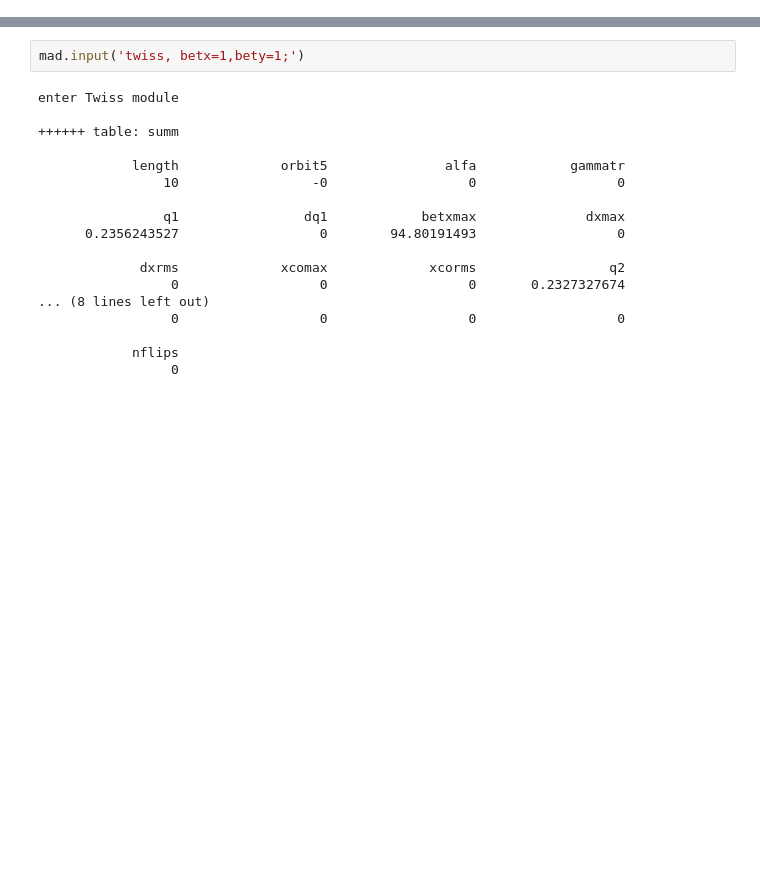
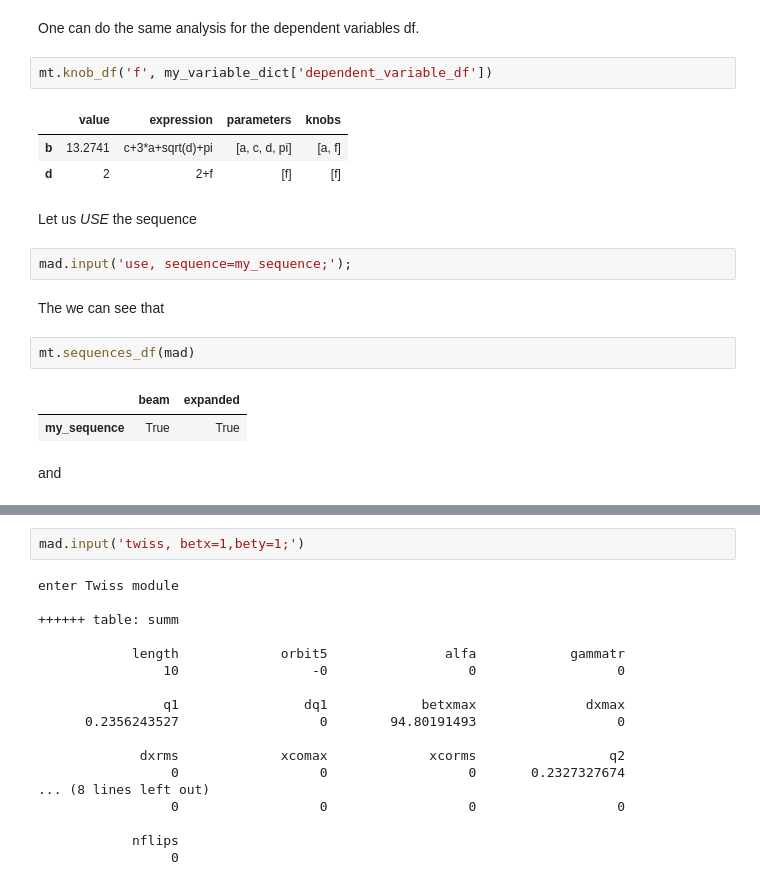
Before and after one commit to sterbini/madxp, a Jupyter notebook: examples/variablesExamples/variablesExamples.ipynb, the cells around one changed output, grey strips where cells are left out. Saved outputs shown, nothing was run; the diff lists cells and outputs as text; blank space fills up the shorter version.

```diff
--- a/examples/variablesExamples/variablesExamples.ipynb
+++ b/examples/variablesExamples/variablesExamples.ipynb
@@ -165,0 +201,21 @@ mt.beams_df(mad)
+# %% [markdown]
+One can do the same analysis for the dependent variables df.
+# %%
+mt.knob_df('f', my_variable_dict['dependent_variable_df'])
+# %% [output]
+|  | value | expression | parameters | knobs |
+| b | 13.2741 | c+3*a+sqrt(d)+pi | [a, c, d, pi] | [a, f] |
+| d | 2 | 2+f | [f] | [f] |
+# %% [markdown]
+Let us *USE* the sequence
+# %%
+mad.input('use, sequence=my_sequence;');
+# %% [markdown]
+The we can see that
+# %%
+mt.sequences_df(mad)
+# %% [output]
+|  | beam | expanded |
+| my_sequence | True | True |
+# %% [markdown]
+and
```
Also changed, not shown: parts of 51 cells of this notebook, 3 other files.
